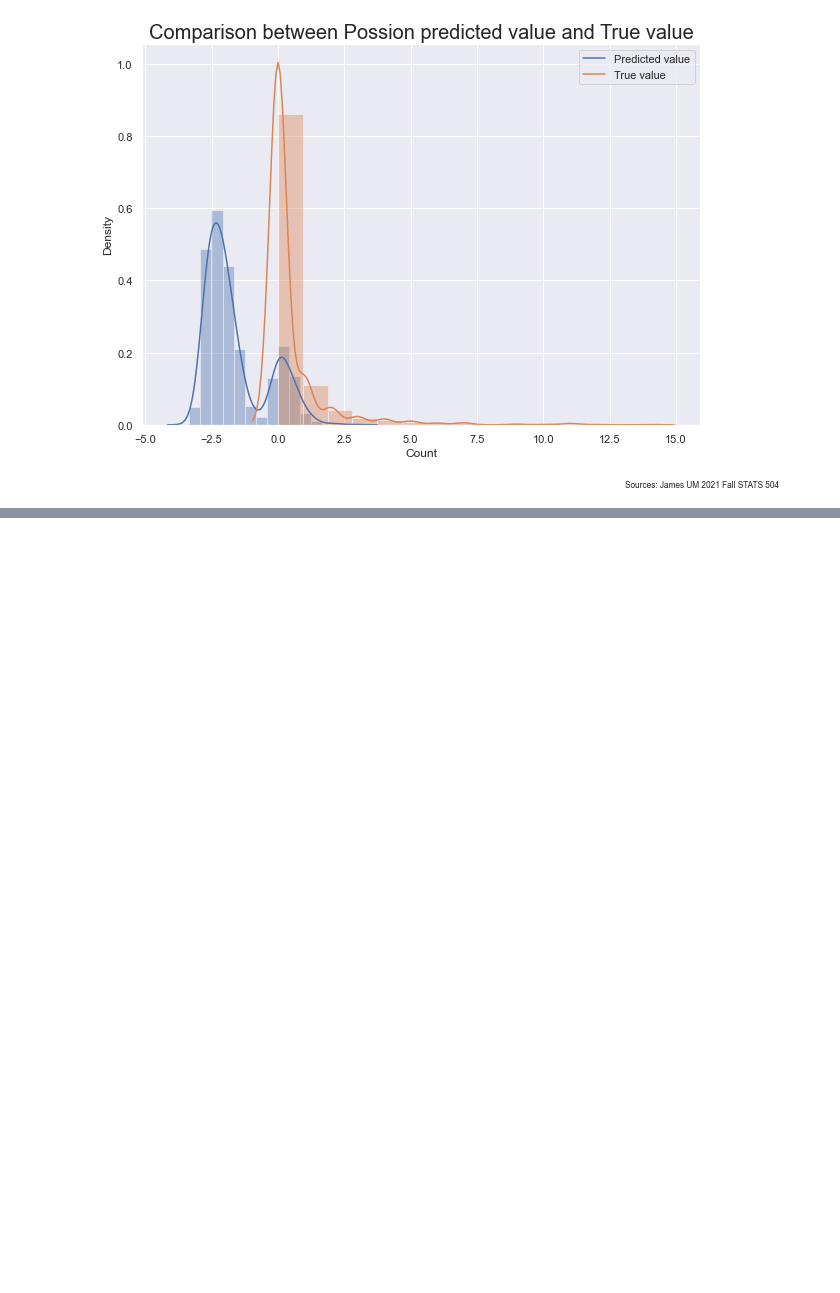
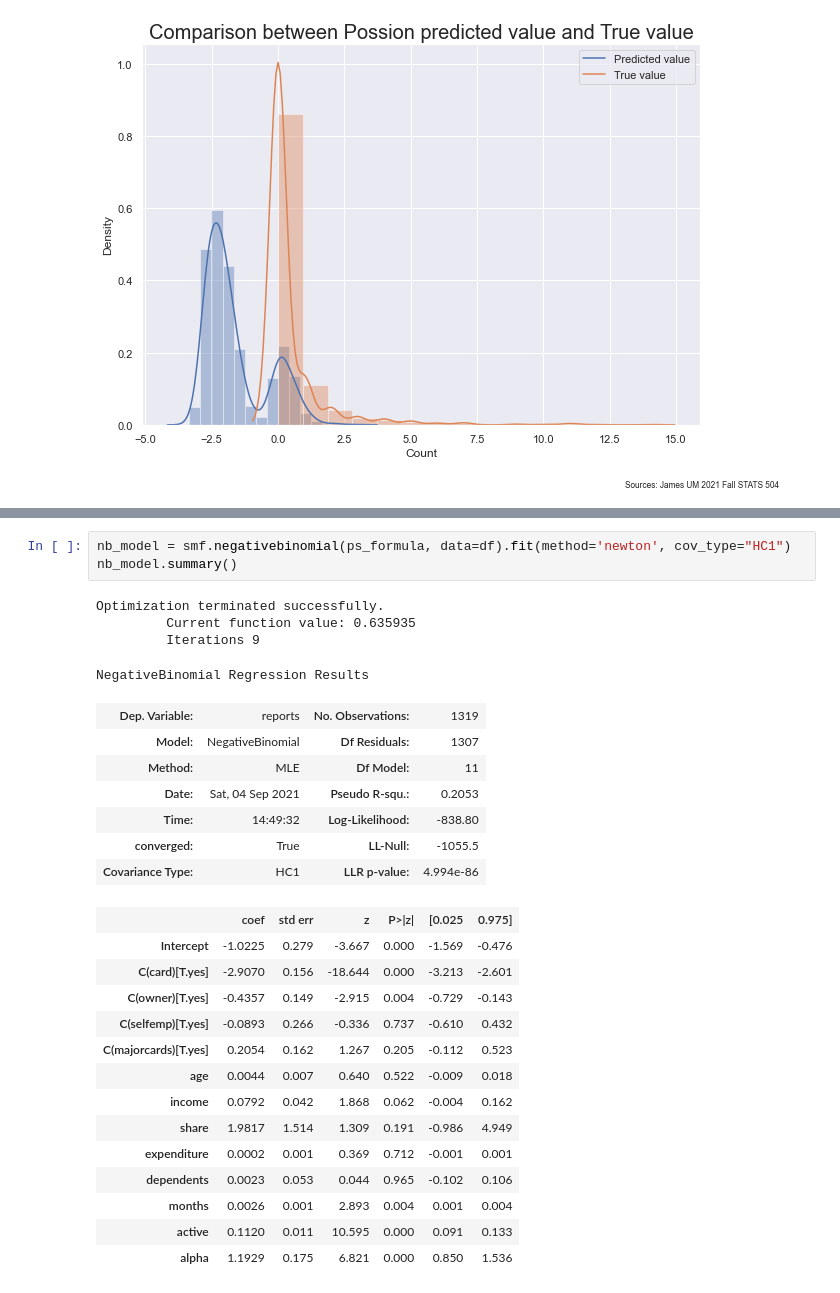
Before and after one commit to jamestang7/STATS504, a Jupyter notebook: stats504hw1.ipynb, the cells around one changed output, grey strips where cells are left out. Drawn from its saved outputs; the diff is of its cells as text; blank space fills up the shorter version.

Commit message:
Add files via upload
With negbin regression added

```diff
--- a/stats504hw1.ipynb
+++ b/stats504hw1.ipynb
@@ -347,3 +364,32 @@ Generalized Linear Model Regression Results
 | dependents | 0.0057 | 0.052 | 0.109 | 0.913 | -0.097 | 0.108 |
 | months | 0.0025 | 0.001 | 2.815 | 0.005 | 0.001 | 0.004 |
 | active | 0.1102 | 0.008 | 13.103 | 0.000 | 0.094 | 0.127 |
+# %%
+nb_model = smf.negativebinomial(ps_formula, data=df).fit(method='newton', cov_type="HC1")
+nb_model.summary()
+# %% [output]
+Optimization terminated successfully.
+         Current function value: 0.635935
+         Iterations 9
+NegativeBinomial Regression Results
+| Dep. Variable: | reports | No. Observations: | 1319 |
+| Model: | NegativeBinomial | Df Residuals: | 1307 |
+| Method: | MLE | Df Model: | 11 |
+| Date: | Sat, 04 Sep 2021 | Pseudo R-squ.: | 0.2053 |
+| Time: | 14:49:32 | Log-Likelihood: | -838.80 |
+| converged: | True | LL-Null: | -1055.5 |
+| Covariance Type: | HC1 | LLR p-value: | 4.994e-86 |
+|  | coef | std err | z | P>|z| | [0.025 | 0.975] |
+| Intercept | -1.0225 | 0.279 | -3.667 | 0.000 | -1.569 | -0.476 |
+| C(card)[T.yes] | -2.9070 | 0.156 | -18.644 | 0.000 | -3.213 | -2.601 |
+| C(owner)[T.yes] | -0.4357 | 0.149 | -2.915 | 0.004 | -0.729 | -0.143 |
+| C(selfemp)[T.yes] | -0.0893 | 0.266 | -0.336 | 0.737 | -0.610 | 0.432 |
+| C(majorcards)[T.yes] | 0.2054 | 0.162 | 1.267 | 0.205 | -0.112 | 0.523 |
+| age | 0.0044 | 0.007 | 0.640 | 0.522 | -0.009 | 0.018 |
+| income | 0.0792 | 0.042 | 1.868 | 0.062 | -0.004 | 0.162 |
+| share | 1.9817 | 1.514 | 1.309 | 0.191 | -0.986 | 4.949 |
+| expenditure | 0.0002 | 0.001 | 0.369 | 0.712 | -0.001 | 0.001 |
+| dependents | 0.0023 | 0.053 | 0.044 | 0.965 | -0.102 | 0.106 |
+| months | 0.0026 | 0.001 | 2.893 | 0.004 | 0.001 | 0.004 |
+| active | 0.1120 | 0.011 | 10.595 | 0.000 | 0.091 | 0.133 |
+| alpha | 1.1929 | 0.175 | 6.821 | 0.000 | 0.850 | 1.536 |
```
Also changed, not shown: parts of 11 cells of this notebook.
